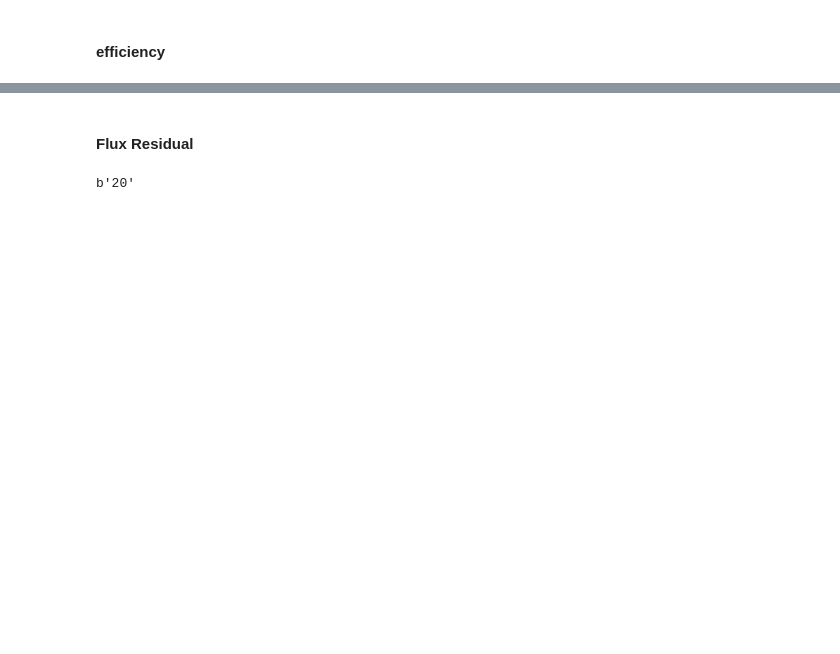
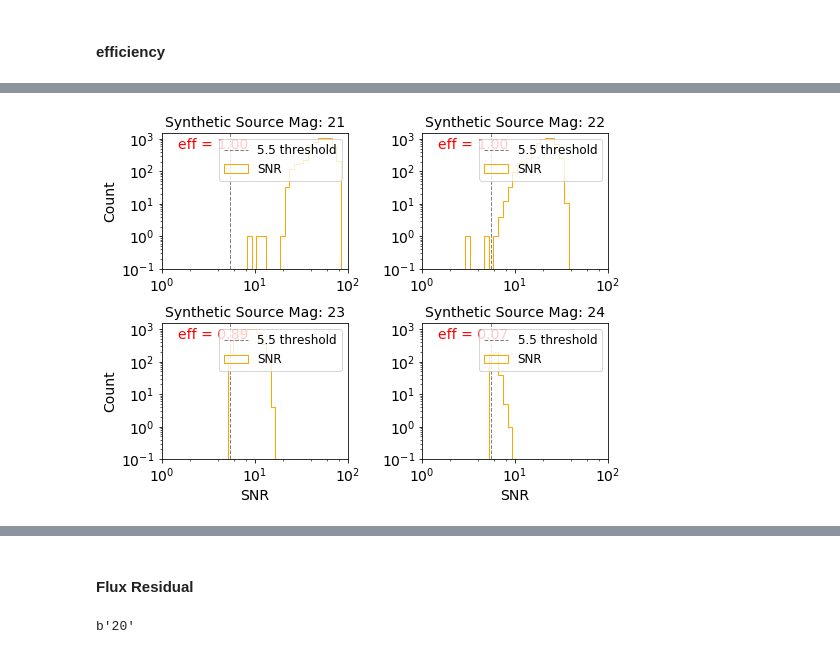
Before and after one commit to LSSTDESC/dia_improvement, a Jupyter notebook: devel/paper_plots.ipynb, the cells around one changed output, grey strips where cells are left out. Cells and saved outputs as stored; diff of their text form; code cells hidden in the pictures; blank space fills up the shorter version.

```diff
--- a/devel/paper_plots.ipynb
+++ b/devel/paper_plots.ipynb
@@ -295,0 +361,4 @@ plt.savefig('./paper_plots/p_snr_threshold.pdf')
+# %%
+plot_snr_distribution(plot_type='log_log', save_fig=False)
+# %% [output]
+[figure, added]
```
Also changed, not shown: parts of 26 cells of this notebook, 1 other file.
